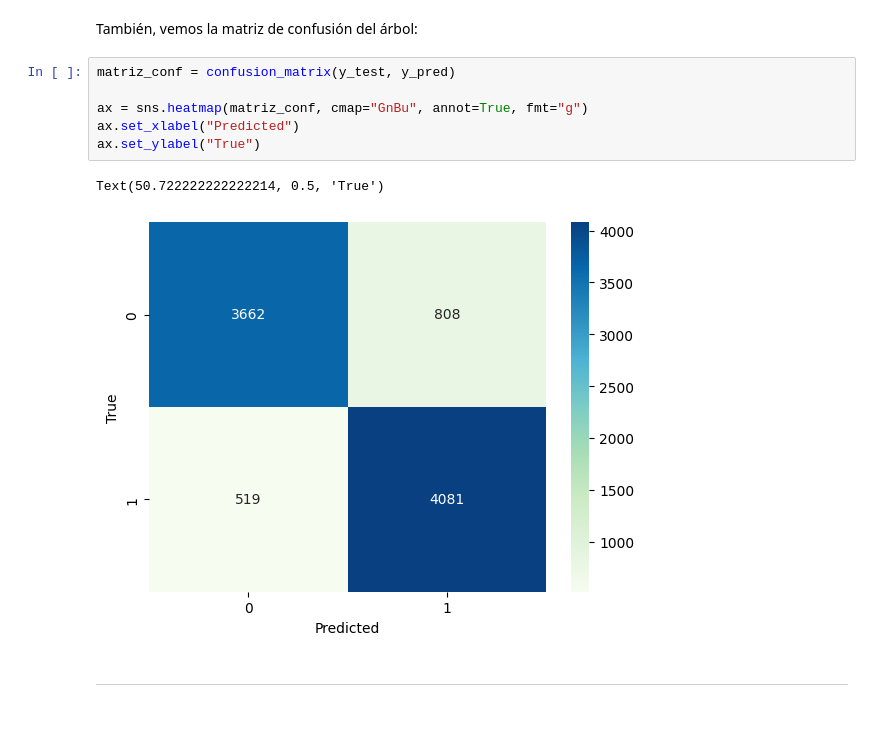
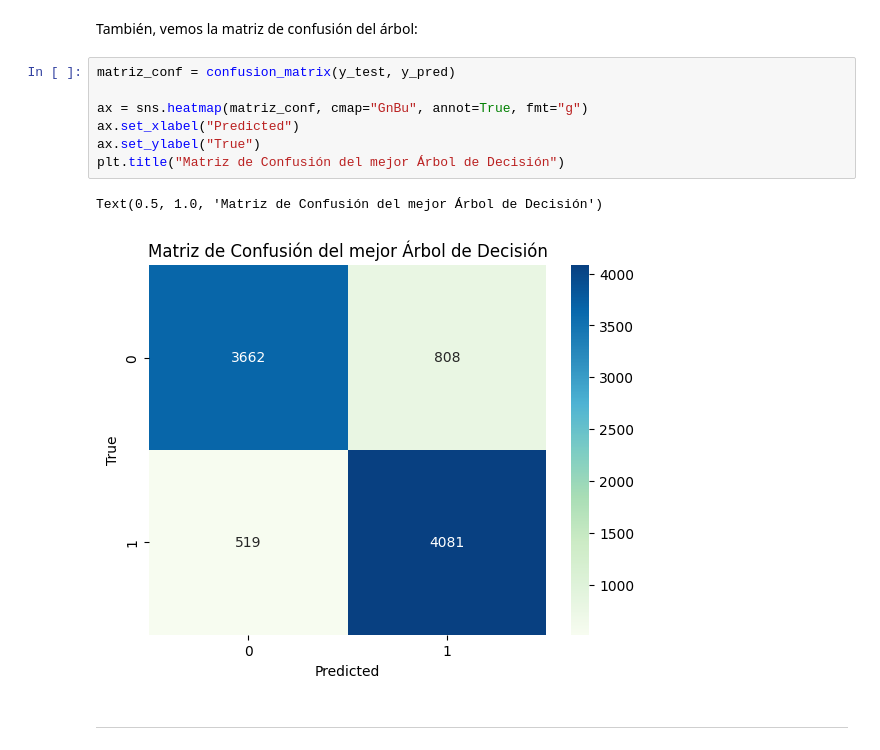
Before and after one commit to NLGS2907/7506R-2C2023-GRUPO03, a Jupyter notebook: TPs/TP1/Checkpoint 2/7506R_TP1_GRUPO03_CHP2_ENTREGA.ipynb, the cells around one changed output. Drawn from its saved outputs; the diff is of its cells as text; blank space fills up the shorter version.

```diff
--- a/TPs/TP1/Checkpoint 2/7506R_TP1_GRUPO03_CHP2_ENTREGA.ipynb
+++ b/TPs/TP1/Checkpoint 2/7506R_TP1_GRUPO03_CHP2_ENTREGA.ipynb
@@ -484,12 +482,13 @@ También, vemos la matriz de confusión del árbol:
 # %%
 matriz_conf = confusion_matrix(y_test, y_pred)
 
 ax = sns.heatmap(matriz_conf, cmap="GnBu", annot=True, fmt="g")
 ax.set_xlabel("Predicted")
 ax.set_ylabel("True")
+plt.title("Matriz de Confusión del mejor Árbol de Decisión")
 # %% [output]
-Text(50.722222222222214, 0.5, 'True')
+Text(0.5, 1.0, 'Matriz de Confusión del mejor Árbol de Decisión')
-[figure, old version]
+[figure, new version]
 # %% [markdown]
 <hr/>
 # %% [markdown]
```
Also changed, not shown: parts of 2 cells of this notebook.
